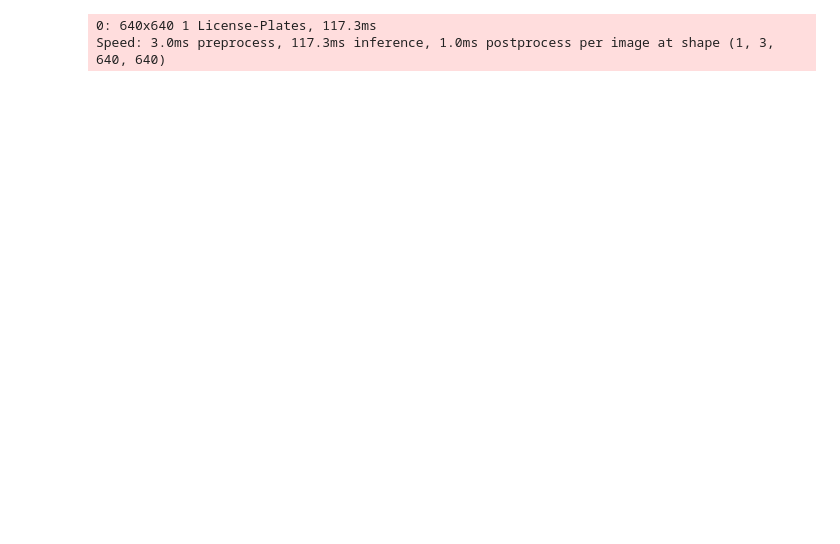
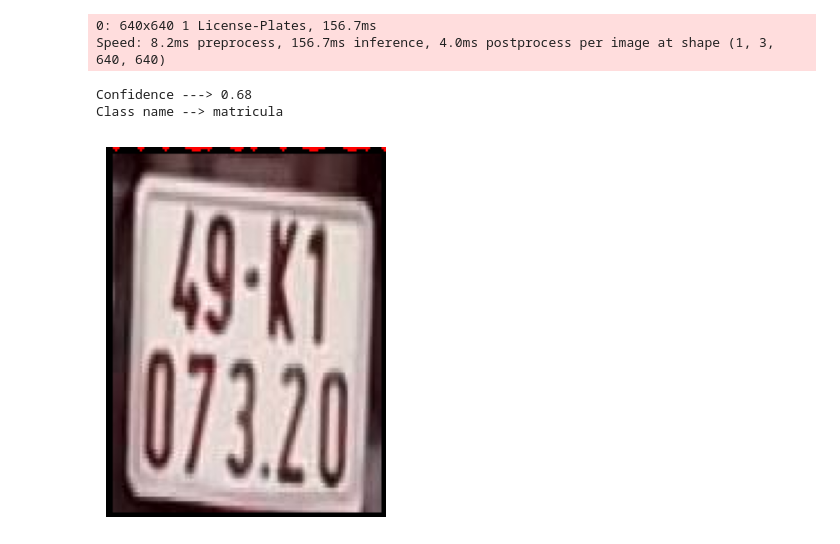
Before and after one commit to Ulpgc-Vision-por-computador/P5-Reconocimiento-De-Matriculas, a Jupyter notebook: entrega.ipynb, the cells around one changed output. Cells and saved outputs as stored; diff of their text form; code cells hidden in the pictures; blank space fills up the shorter version.

Commit message:
Added license plate recognition

```diff
--- a/entrega.ipynb
+++ b/entrega.ipynb
@@ -28,22 +13,60 @@ Results saved to runs\detect\train4
 # %%
-best_model = YOLO('runs/detect/train4/weights/best.pt')
+bestModel = YOLO('runs/detect/train4/weights/best.pt')
+classNames = ['matricula']
 
-image_path = 'media/imagetest2.jpg'
+image_path = 'media/imagetest3.jpg'
 img = cv2.imread(image_path)
-img = cv2.flip(img, 1)
+
 
 img_rgb = cv2.cvtColor(img, cv2.COLOR_BGR2RGB)
 
-results = best_model(img, stream=True)
-
+results = bestModel(img, stream=True)
 
 for r in results:
     boxes = r.boxes
 
     for box in boxes:
-                # Contenedor
-                x1, y1, x2, y2 = box.xyxy[0]
-                x1, y1, x2, y2 = int(x1), int(y1), int(x2), int(y2) # convert to int values
+        # Contenedor
+        x1, y1, x2, y2 = box.xyxy[0]
+        x1, y1, x2, y2 = int(x1), int(y1), int(x2), int(y2) # convert to int values
+
+        # Recorta la imagen solo con la matricula
+        roi = img[y1:y2, x1:x2]
+
+        # Confianza
+        confidence = math.ceil((box.conf[0]*100))/100
+        print("Confidence --->",confidence)
+
+        # Clase
+        cls = int(box.cls[0])
+        print("Class name -->", classNames[cls])
+
+        # Convierte identificador numérico de clase a un color RGB
+        escala = int((cls / len(classNames)) * 255 * 3)
+        if escala >= 255*2:
+            R = 255
+            G = 255
+            B = escala - 255*2
+        else:
+            if escala >= 255:
+                R = 255
+                G = escala - 255
+                B = 0
+            else:
+                R = escala
+                G = 0
+                B = 0
+
+        # Dibuja el contenedor y clase
+        cv2.rectangle(img, (x1, y1), (x2, y2), (R, G, B), 3)
+        cv2.putText(img, classNames[cls] , [x1, y1], cv2.FONT_HERSHEY_SIMPLEX, 1, (255, 0, B), 2)
+
+plt.axis("off")
+plt.imshow(roi)
+plt.show()
 # %% [output]
-0: 640x640 1 License-Plates, 117.3ms
-Speed: 3.0ms preprocess, 117.3ms inference, 1.0ms postprocess per image at shape (1, 3, 640, 640)
+0: 640x640 1 License-Plates, 156.7ms
+Speed: 8.2ms preprocess, 156.7ms inference, 4.0ms postprocess per image at shape (1, 3, 640, 640)
+Confidence ---> 0.68
+Class name --> matricula
+[figure, added]
```
Also changed, not shown: parts of 5 cells of this notebook, 3 other files.
